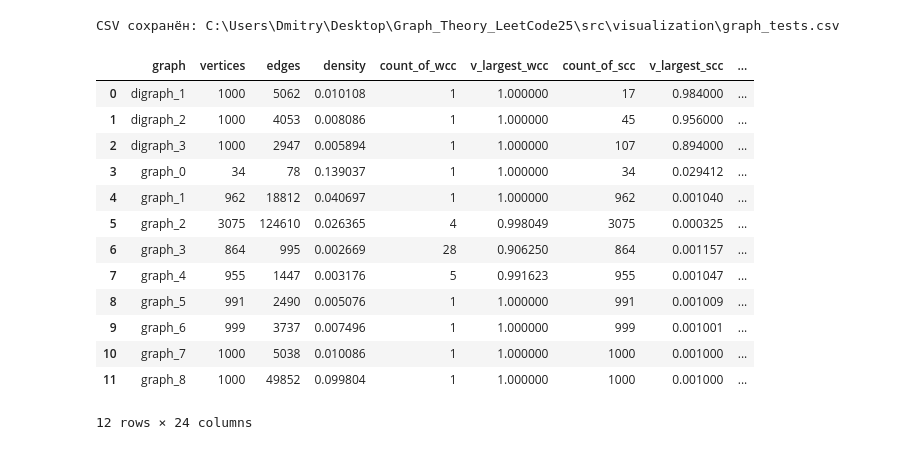
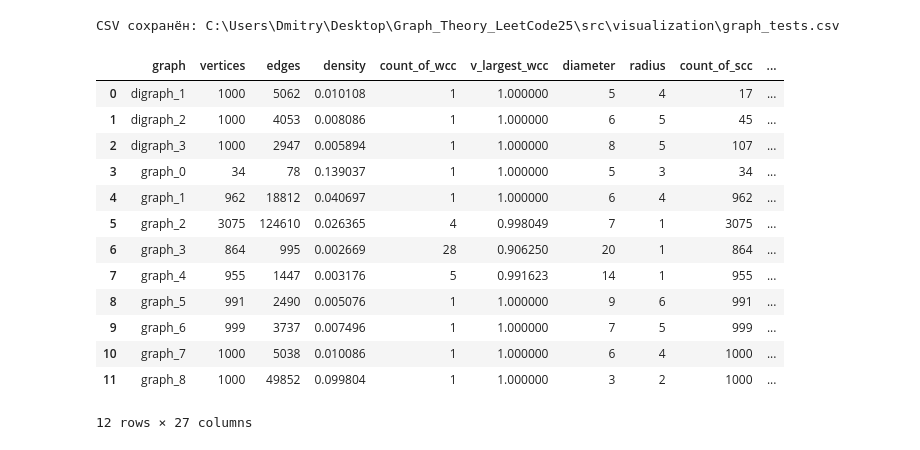
Before and after one commit to answerIII/Graph_Theory_LeetCode25, a Jupyter notebook: src/visualization/tests.ipynb, the cells around one changed output. Saved outputs shown, nothing was run; the diff lists cells and outputs as text; code cells hidden in the pictures.

```diff
--- a/src/visualization/tests.ipynb
+++ b/src/visualization/tests.ipynb
@@ -20,6 +20,8 @@ def parse_graph_stats(filepath):
     v_largest_wcc = float(re.search(r'Доля вершин в наибольшей WCC: ([\d.]+)', content).group(1))
     count_of_scc = int(re.search(r'Количество SCC: (\d+)', content).group(1))
     v_largest_scc = float(re.search(r'Доля вершин в наибольшей SCC: ([\d.]+)', content).group(1))
+    diameter = int(re.search(r'Точный диаметр графа: (\d+)', content).group(1))
+    radius = int(re.search(r'Точный радиус графа: (\d+)', content).group(1))
     diameter_ds = float(re.search(r'Диаметр наибольшей WCC \(The Double Sweep\): ([\d.]+)', content).group(1))
     percentile_ds_500 = float(re.search(r'90 процентиль расстояний \(random 500\): ([\d.]+)', content).group(1))
     percentile_ds_1000 = float(re.search(r'90 процентиль расстояний \(random 1000\): ([\d.]+)', content).group(1))
@@ -27,6 +29,7 @@ def parse_graph_stats(filepath):
     diameter_s_1000 = float(re.search(r'Диаметр наибольшей WCC \(Snowball-1000 \+ Double Sweep\): ([\d.]+)', content).group(1))
     percentile_s_500 = float(re.search(r'90 процентиль расстояний \(Snowball-500\): ([\d.]+)', content).group(1))
     percentile_s_1000 = float(re.search(r'90 процентиль расстояний \(Snowball-1000\): ([\d.]+)', content).group(1))
+    cluster_coeff = float(re.search(r'Кластерный коэффициент вершины номера команды \(5\): ([\d.]+)', content).group(1))
     triangles = int(re.search(r'Количество треугольников: (\d+)', content).group(1))
     avg_clustering = float(re.search(r'Средний коэффициент кластеризации: ([\d.]+)', content).group(1))
     global_clustering = float(re.search(r'Глобальный коэффициент кластеризации: ([\d.]+)', content).group(1))
@@ -71,6 +74,8 @@ def parse_graph_stats(filepath):
         'v_largest_wcc': v_largest_wcc,
         'count_of_scc': count_of_scc,
         'v_largest_scc': v_largest_scc,
+        'diameter': diameter,
+        'radius': radius,
         'diameter_ds': diameter_ds,
         'percentile_ds_500': percentile_ds_500,
         'percentile_ds_1000': percentile_ds_1000,
@@ -78,6 +83,7 @@ def parse_graph_stats(filepath):
         'diameter_s_1000': diameter_s_1000,
         'percentile_s_500': percentile_s_500,
         'percentile_s_1000': percentile_s_1000,
+        'cluster_coeff': cluster_coeff,
         'triangles': triangles,
         'avg_clustering': avg_clustering,
         'global_clustering': global_clustering,
@@ -90,46 +96,46 @@ def parse_graph_stats(filepath):
     }
 
 
 input_dir = r'C:\Users\Dmitry\Desktop\Graph_Theory_LeetCode25\src\output\tests'
 output_csv = os.path.join(r'C:\Users\Dmitry\Desktop\Graph_Theory_LeetCode25\src\visualization', 'graph_tests.csv')
 
 results = []
 
 for file in os.listdir(input_dir):
     if file.endswith('.txt'):
         full_path = os.path.join(input_dir, file)
         stats = parse_graph_stats(full_path)
         results.append(stats)
 
 
 with open(output_csv, 'w', newline='', encoding='utf-8') as csvfile:
     writer = csv.DictWriter(csvfile, fieldnames=[
-        'graph', 'vertices', 'edges', 'density', 'count_of_wcc', 'v_largest_wcc',
+        'graph', 'vertices', 'edges', 'density', 'count_of_wcc', 'v_largest_wcc', 'diameter', 'radius',
         'count_of_scc', 'v_largest_scc', 'diameter_ds', 'percentile_ds_500', 'percentile_ds_1000', 'diameter_s_500', 'diameter_s_1000',
-        'percentile_s_500', 'percentile_s_1000', 'triangles', 'avg_clustering', 'global_clustering', 'avg_clustering_wcc',
+        'percentile_s_500', 'percentile_s_1000', 'cluster_coeff', 'triangles', 'avg_clustering', 'global_clustering', 'avg_clustering_wcc',
         'min_deg', 'avg_deg', 'max_deg', 'auc_random', 'auc_degree'
     ])
     writer.writeheader()
     for row in results:
         writer.writerow(row)
 
 print("CSV сохранён:", output_csv)
 
 df = pd.read_csv(output_csv)
 display(df)
 # %% [output]
 CSV сохранён: C:\Users\Dmitry\Desktop\Graph_Theory_LeetCode25\src\visualization\graph_tests.csv
-|  | graph | vertices | edges | density | count_of_wcc | v_largest_wcc | count_of_scc | v_largest_scc | ... |
-| 0 | digraph_1 | 1000 | 5062 | 0.010108 | 1 | 1.000000 | 17 | 0.984000 | ... |
-| 1 | digraph_2 | 1000 | 4053 | 0.008086 | 1 | 1.000000 | 45 | 0.956000 | ... |
-| 2 | digraph_3 | 1000 | 2947 | 0.005894 | 1 | 1.000000 | 107 | 0.894000 | ... |
-| 3 | graph_0 | 34 | 78 | 0.139037 | 1 | 1.000000 | 34 | 0.029412 | ... |
-| 4 | graph_1 | 962 | 18812 | 0.040697 | 1 | 1.000000 | 962 | 0.001040 | ... |
-| 5 | graph_2 | 3075 | 124610 | 0.026365 | 4 | 0.998049 | 3075 | 0.000325 | ... |
-| 6 | graph_3 | 864 | 995 | 0.002669 | 28 | 0.906250 | 864 | 0.001157 | ... |
-| 7 | graph_4 | 955 | 1447 | 0.003176 | 5 | 0.991623 | 955 | 0.001047 | ... |
-| 8 | graph_5 | 991 | 2490 | 0.005076 | 1 | 1.000000 | 991 | 0.001009 | ... |
-| 9 | graph_6 | 999 | 3737 | 0.007496 | 1 | 1.000000 | 999 | 0.001001 | ... |
-| 10 | graph_7 | 1000 | 5038 | 0.010086 | 1 | 1.000000 | 1000 | 0.001000 | ... |
-| 11 | graph_8 | 1000 | 49852 | 0.099804 | 1 | 1.000000 | 1000 | 0.001000 | ... |
+|  | graph | vertices | edges | density | count_of_wcc | v_largest_wcc | diameter | radius | count_of_scc | ... |
+| 0 | digraph_1 | 1000 | 5062 | 0.010108 | 1 | 1.000000 | 5 | 4 | 17 | ... |
+| 1 | digraph_2 | 1000 | 4053 | 0.008086 | 1 | 1.000000 | 6 | 5 | 45 | ... |
+| 2 | digraph_3 | 1000 | 2947 | 0.005894 | 1 | 1.000000 | 8 | 5 | 107 | ... |
+| 3 | graph_0 | 34 | 78 | 0.139037 | 1 | 1.000000 | 5 | 3 | 34 | ... |
+| 4 | graph_1 | 962 | 18812 | 0.040697 | 1 | 1.000000 | 6 | 4 | 962 | ... |
+| 5 | graph_2 | 3075 | 124610 | 0.026365 | 4 | 0.998049 | 7 | 1 | 3075 | ... |
+| 6 | graph_3 | 864 | 995 | 0.002669 | 28 | 0.906250 | 20 | 1 | 864 | ... |
+| 7 | graph_4 | 955 | 1447 | 0.003176 | 5 | 0.991623 | 14 | 1 | 955 | ... |
+| 8 | graph_5 | 991 | 2490 | 0.005076 | 1 | 1.000000 | 9 | 6 | 991 | ... |
+| 9 | graph_6 | 999 | 3737 | 0.007496 | 1 | 1.000000 | 7 | 5 | 999 | ... |
+| 10 | graph_7 | 1000 | 5038 | 0.010086 | 1 | 1.000000 | 6 | 4 | 1000 | ... |
+| 11 | graph_8 | 1000 | 49852 | 0.099804 | 1 | 1.000000 | 3 | 2 | 1000 | ... |
-12 rows × 24 columns
+12 rows × 27 columns
```
Also changed, not shown: parts of 6 cells of this notebook, 1 other file.
